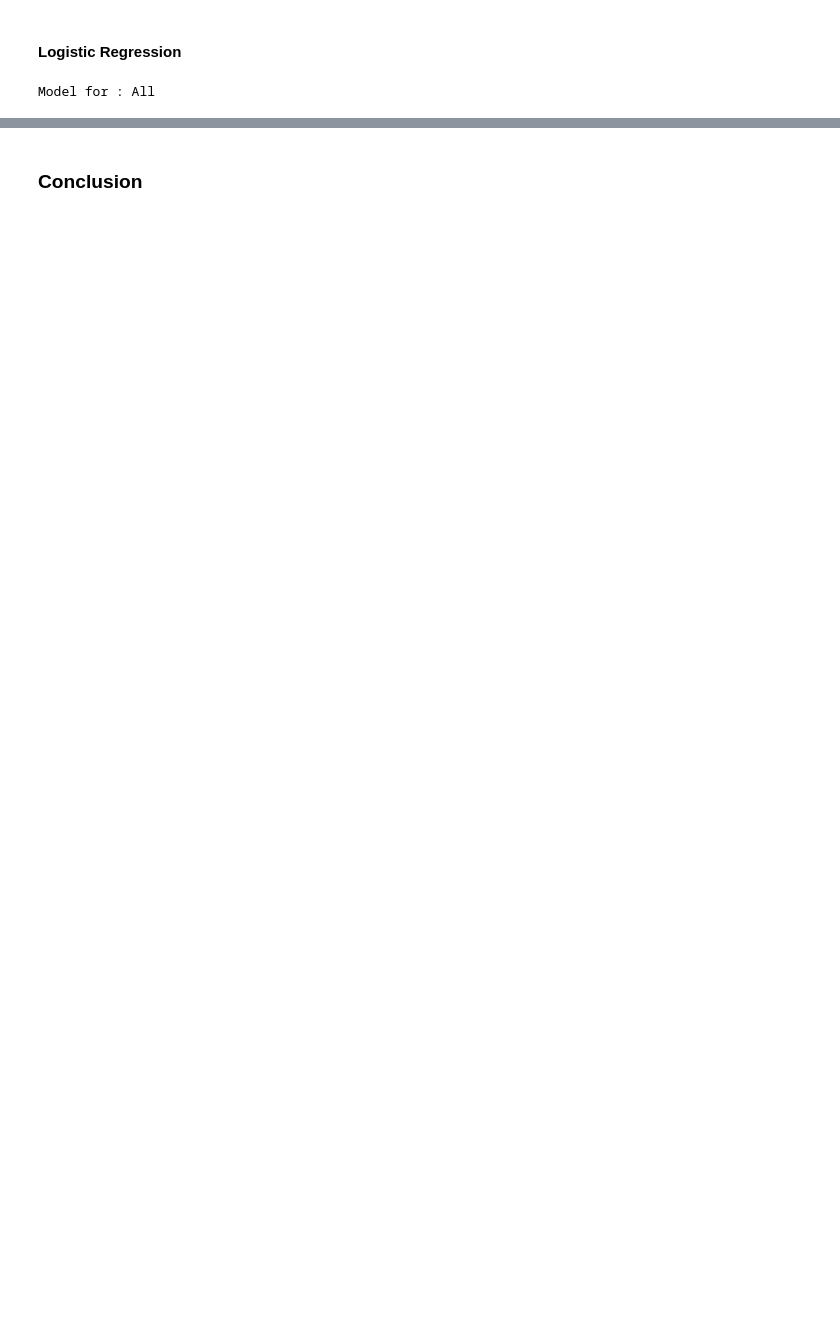
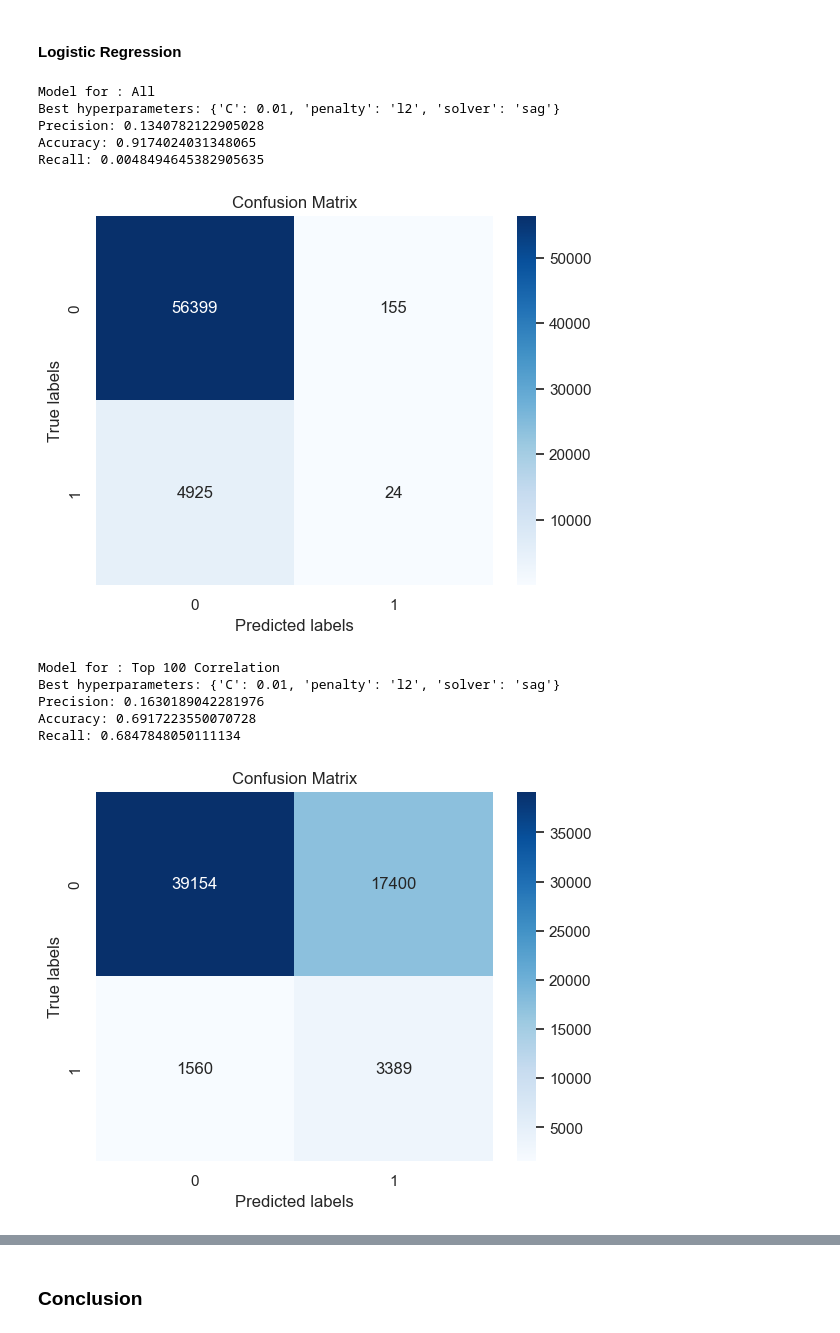
Before and after one commit to joaogoncalves99/Machine-Learning, a Jupyter notebook: model.ipynb, the cells around one changed output, grey strips where cells are left out. Cells and saved outputs as stored; diff of their text form; code cells hidden in the pictures; blank space fills up the shorter version.

```diff
--- a/model.ipynb
+++ b/model.ipynb
@@ -1352,12 +1349,0 @@ For the columns that have a correlation higher than 0.04 we want to analyze the
-# %%
-# create correlation matrix
-corr_matrix = table[correlation.loc[correlation[0] > 0.04].reset_index()["index"].tolist()].corr()
-
-# create heatmap using seaborn
-sns.set(style="white")
-mask = np.triu(np.ones_like(corr_matrix, dtype=bool))
-cmap = sns.diverging_palette(230, 20, as_cmap=True)
-fig, ax = plt.subplots(figsize=(20, 16))
-sns.heatmap(corr_matrix, mask=mask, cmap=cmap, vmax=1, center=0, square=True, linewidths=.5, cbar_kws={"shrink": .5})
-plt.title("Correlation Matrix of Variables in Table")
-plt.show()
@@ -1688,13 +1680,10 @@ Recall: 0.6720549605981007
 # %% [markdown]
 #### Logistic Regression
 # %%
-for i in range(len(training_sets_log)):
-    print("Model for :",["All", "Features with less colinearity"][i])
-    #Perform a RandomForestClassifier using grid_search to help us finding the best hyperparameters for the n_estimators and max_depth using the precision as the decicion score
+for i in range(len(training_sets)):
+    print("Model for :",["All", "Top 100 Correlation", "Top 50 Correlation with Squared Terms"][i])
 
-    #Perform a RandomForestClassifier using grid_search to help us finding the best hyperparameters for the n_estimators and max_depth using the precision as the decicion score
-
-    # create a random forest classifier
+    # create a Logistic Regression
     logistic = LogisticRegression(class_weight = 'balanced', max_iter=2000)
 
     # define the hyperparameter grid
@@ -1702,32 +1691,43 @@ for i in range(len(training_sets_log)):
         'penalty': ['l1', 'l2'],
         'C': [0.001, 0.01, 0.1, 1],
         'solver':['sag','saga','newton-cholesky'],
     }
 
     with parallel_backend('multiprocessing', n_jobs=-1):
     # perform grid search cross-validation
         grid_search_logreg = GridSearchCV(logistic, param_grid=param_grid, cv=5, scoring='recall')
-        grid_search_logreg.fit(training_sets_log[i], y_train)
+        grid_search_logreg.fit(training_sets[i], y_train)
 
     # print the best hyperparameters and corresponding accuracy score
     print('Best hyperparameters:', grid_search_logreg.best_params_)
-    y_pred_logreg = grid_search_logreg.predict(testing_sets_log[i])
+    y_pred_logreg = grid_search_logreg.predict(testing_sets[i])
     print('Precision:', precision_score(y_test, y_pred_logreg))
     print('Accuracy:', accuracy_score(y_test, y_pred_logreg))
     print('Recall:', recall_score(y_test, y_pred_logreg))
 
     confusion = confusion_matrix(y_test, y_pred_logreg)
 
     TN = confusion[0][0]
     FP = confusion[0][1]
     FN = confusion[1][0]
     TP = confusion[1][1]
 
     sns.heatmap(confusion, annot=True, cmap='Blues', fmt='g')
 
     plt.title("Confusion Matrix")
     plt.xlabel('Predicted labels')
     plt.ylabel('True labels')
     plt.show()
 # %% [output]
 Model for : All
+Best hyperparameters: {'C': 0.01, 'penalty': 'l2', 'solver': 'sag'}
+Precision: 0.1340782122905028
+Accuracy: 0.9174024031348065
+Recall: 0.0048494645382905635
+[figure, added]
+Model for : Top 100 Correlation
+Best hyperparameters: {'C': 0.01, 'penalty': 'l2', 'solver': 'sag'}
+Precision: 0.1630189042281976
+Accuracy: 0.6917223550070728
+Recall: 0.6847848050111134
+[figure, added]
```
Also changed, not shown: parts of 17 cells of this notebook.
